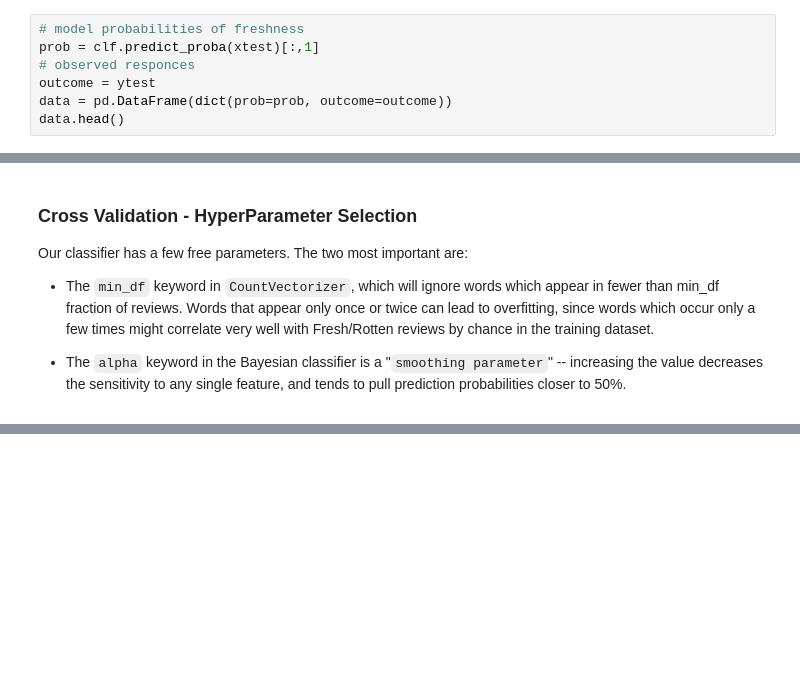
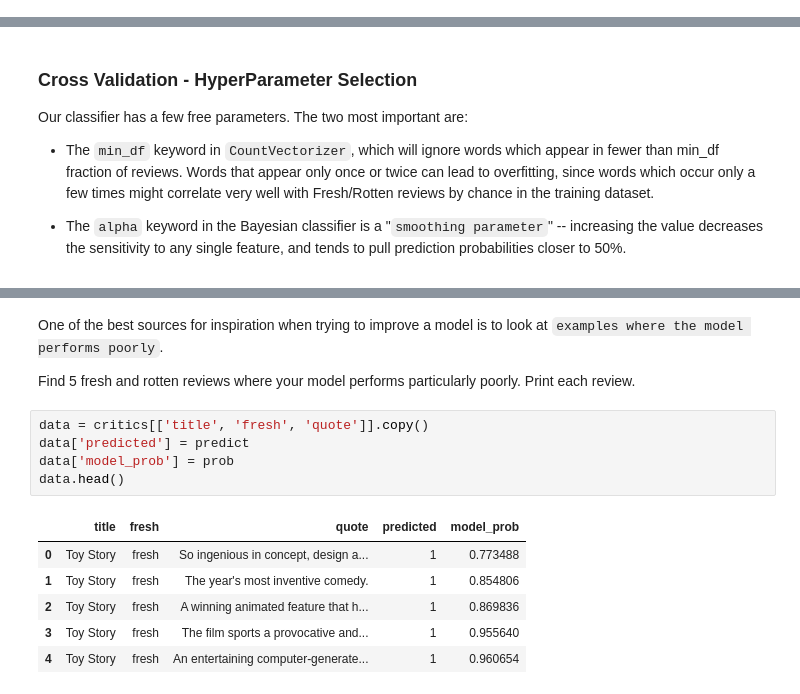
Before and after one commit to joaoDragado/dSc_roadmap, a Jupyter notebook: projects/SentimentAnalysis/ReviewswithNBayes_scikit.ipynb, the cells around one changed output, grey strips where cells are left out. Drawn from its saved outputs; the diff is of its cells as text; blank space fills up the shorter version.

```diff
--- a/projects/SentimentAnalysis/HW3_user.ipynb
+++ b/projects/SentimentAnalysis/ReviewswithNBayes_scikit.ipynb
@@ -226,7 +208,0 @@ The output of `clf.predict_proba(X)` is a (N example, 2) array :
-# %%
-# model probabilities of freshness
-prob = clf.predict_proba(xtest)[:,1]
-# observed responces
-outcome = ytest
-data = pd.DataFrame(dict(prob=prob, outcome=outcome))
-data.head()
@@ -386,0 +463,16 @@ Accuracy on test data:     0.75
+# %% [markdown]
+One of the best sources for inspiration when trying to improve a model is to look at `examples where the model performs poorly`.
+
+Find 5 fresh and rotten reviews where your model performs particularly poorly. Print each review.
+# %%
+data = critics[['title', 'fresh', 'quote']].copy()
+data['predicted'] = predict
+data['model_prob'] = prob
+data.head()
+# %% [output]
+|  | title | fresh | quote | predicted | model_prob |
+| 0 | Toy Story | fresh | So ingenious in concept, design a... | 1 | 0.773488 |
+| 1 | Toy Story | fresh | The year's most inventive comedy. | 1 | 0.854806 |
+| 2 | Toy Story | fresh | A winning animated feature that h... | 1 | 0.869836 |
+| 3 | Toy Story | fresh | The film sports a provocative and... | 1 | 0.955640 |
+| 4 | Toy Story | fresh | An entertaining computer-generate... | 1 | 0.960654 |
```
Also changed, not shown: parts of 33 cells of this notebook, 1 other file.
